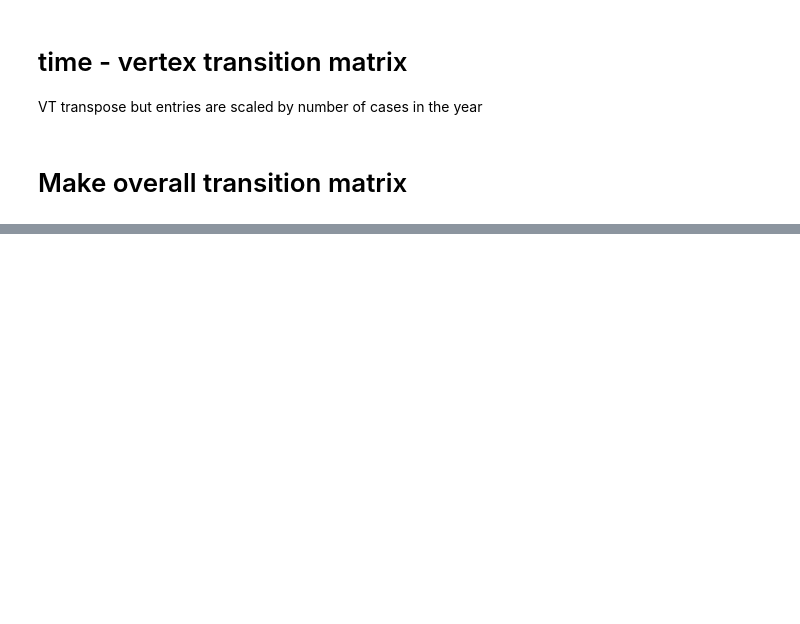
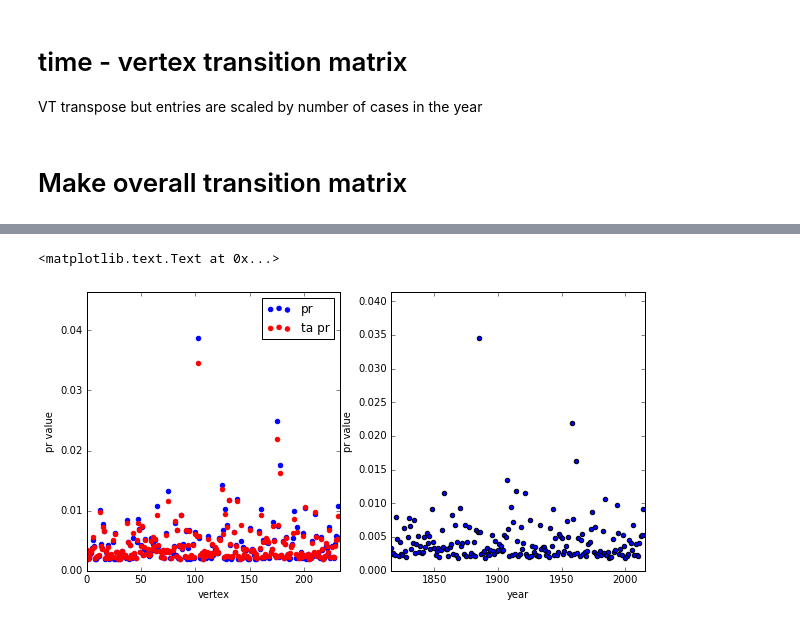
Before and after one commit to idc9/law-net, a Jupyter notebook: vertex_metrics_experiment/time_aware_pagerank.ipynb, the cells around one changed output, grey strips where cells are left out. Drawn from its saved outputs; the diff is of its cells as text; code cells hidden in the pictures; blank space fills up the shorter version.

```diff
--- a/vertex_metrics_experiment/time_aware_pagerank.ipynb
+++ b/vertex_metrics_experiment/time_aware_pagerank.ipynb
@@ -160,10 +181,10 @@ P = np.zeros((n + m, n + m))
 P[:n, :n] = (1 - qvt) * PR
 
 # upper right
-P[:n, n:] = qtv * TV
+P[:n, -m:] = np.dot(TV, Qtv)
 
 # lower left
-P[n:, :n] = qvt * VT
+P[n:, :-m] = qvt * VT
 
 # lower right
-P[:n, :n] = (1 - qtv)*TT
+P[-m:, -m:] = np.dot(TT, np.eye(m) - Qtv)
@@ -172,0 +303,8 @@ ta_pr = ta_pr/sum(ta_pr)
+# %%
+p = .85
+qtv = .8
+qvt = .2
+# %%
+%%time
+A = np.array(G.get_adjacency().data)
+years = np.array(G.vs['year']).astype(int)
@@ -172,0 +314,26 @@ ta_pr = ta_pr/sum(ta_pr)
+# %%
+%%time
+ta_pr, pr_years =  time_aware_pagerank(A, years, p, qtv, qvt)
+# %%
+plt.figure(figsize=[10, 5])
+
+# plot pr and ta_pr
+plt.subplot(1,2,1)
+plt.scatter(range(n), pr, color='blue', label='pr')
+plt.scatter(range(n), ta_pr[:n], color='red', label='ta pr')
+plt.xlim([0, n])
+plt.ylim([0, 1.2 * max(max(ta_pr), max(pr))])
+plt.legend(loc='upper right')
+plt.xlabel('vertex')
+plt.ylabel('pr value')
+
+# plot time
+plt.subplot(1,2,2)
+plt.scatter(range(min(years), max(years) + 1), ta_pr[-m:])
+plt.xlim([min(years), max(years) ])
+plt.ylim([0, 1.2 * max(ta_pr[-m:])])
+plt.ylabel('pr value')
+plt.xlabel('year')
+# %% [output]
+<matplotlib.text.Text at 0x...>
+[figure, added]
```
Also changed, not shown: parts of 17 cells of this notebook.
